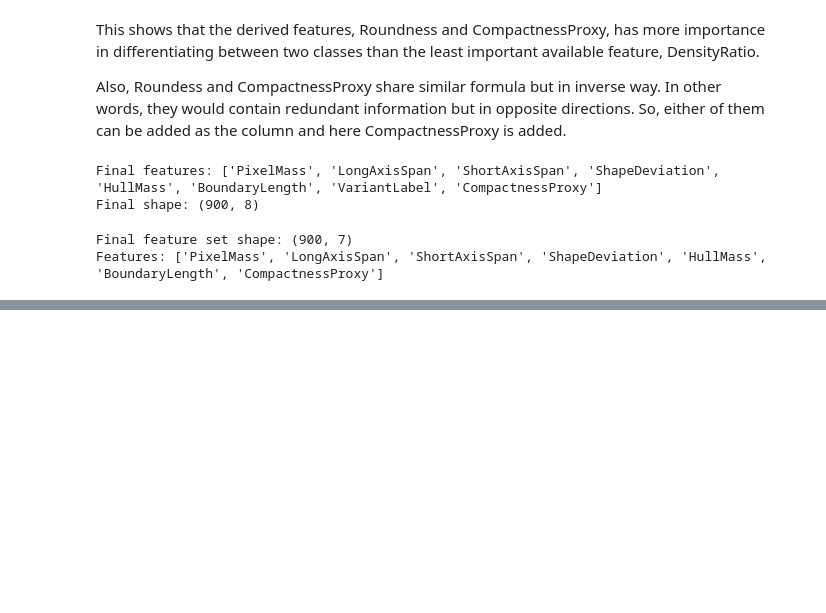
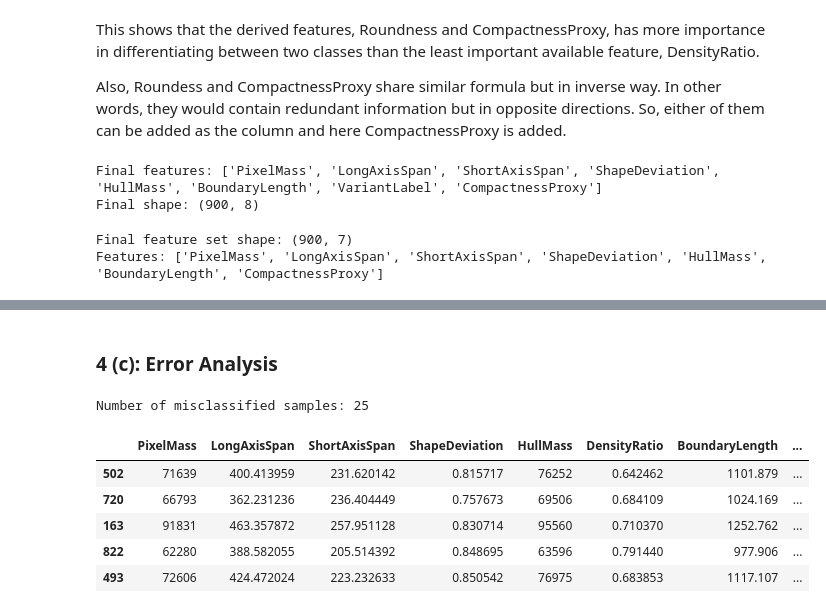
Before and after one commit to mulayvaibhav/agri_supply_chain_visual_inspection_system, a Jupyter notebook: ML_Assignment_1.ipynb, the cells around one changed output, grey strips where cells are left out. Saved outputs shown, nothing was run; the diff lists cells and outputs as text; code cells hidden in the pictures; blank space fills up the shorter version.

```diff
--- a/ML_Assignment_1.ipynb
+++ b/ML_Assignment_1.ipynb
@@ -706,0 +766,12 @@ Features: ['PixelMass', 'LongAxisSpan', 'ShortAxisSpan', 'ShapeDeviation', 'Hull
+# %%
+from sklearn.linear_model import LogisticRegression
+from sklearn.metrics import accuracy_score
+
+lr = LogisticRegression(max_iter=500)
+
+lr.fit(X_train, y_train)
+
+lr_preds = lr.predict(X_test)
+
+print("Logistic Regression Accuracy:",
+      accuracy_score(y_test, lr_preds))
@@ -706,0 +784,11 @@ Features: ['PixelMass', 'LongAxisSpan', 'ShortAxisSpan', 'ShapeDeviation', 'Hull
+# %%
+from sklearn.tree import DecisionTreeClassifier
+
+dt = DecisionTreeClassifier(random_state=42)
+
+dt.fit(X_train, y_train)
+
+dt_preds = dt.predict(X_test)
+
+print("Decision Tree Accuracy:",
+      accuracy_score(y_test, dt_preds))
@@ -706,0 +1029,18 @@ Features: ['PixelMass', 'LongAxisSpan', 'ShortAxisSpan', 'ShapeDeviation', 'Hull
+# %% [markdown]
+### 4 (c): Error Analysis
+# %%
+misclassified_indices = X_test[y_test != rf_preds].index
+
+misclassified_samples = df.loc[misclassified_indices]
+
+print("Number of misclassified samples:", len(misclassified_samples))
+
+misclassified_samples.head()
+# %% [output]
+Number of misclassified samples: 25
+|  | PixelMass | LongAxisSpan | ShortAxisSpan | ShapeDeviation | HullMass | DensityRatio | BoundaryLength | ... |
+| 502 | 71639 | 400.413959 | 231.620142 | 0.815717 | 76252 | 0.642462 | 1101.879 | ... |
+| 720 | 66793 | 362.231236 | 236.404449 | 0.757673 | 69506 | 0.684109 | 1024.169 | ... |
+| 163 | 91831 | 463.357872 | 257.951128 | 0.830714 | 95560 | 0.710370 | 1252.762 | ... |
+| 822 | 62280 | 388.582055 | 205.514392 | 0.848695 | 63596 | 0.791440 | 977.906 | ... |
+| 493 | 72606 | 424.472024 | 223.232633 | 0.850542 | 76975 | 0.683853 | 1117.107 | ... |
```
Also changed, not shown: parts of 44 cells of this notebook.
